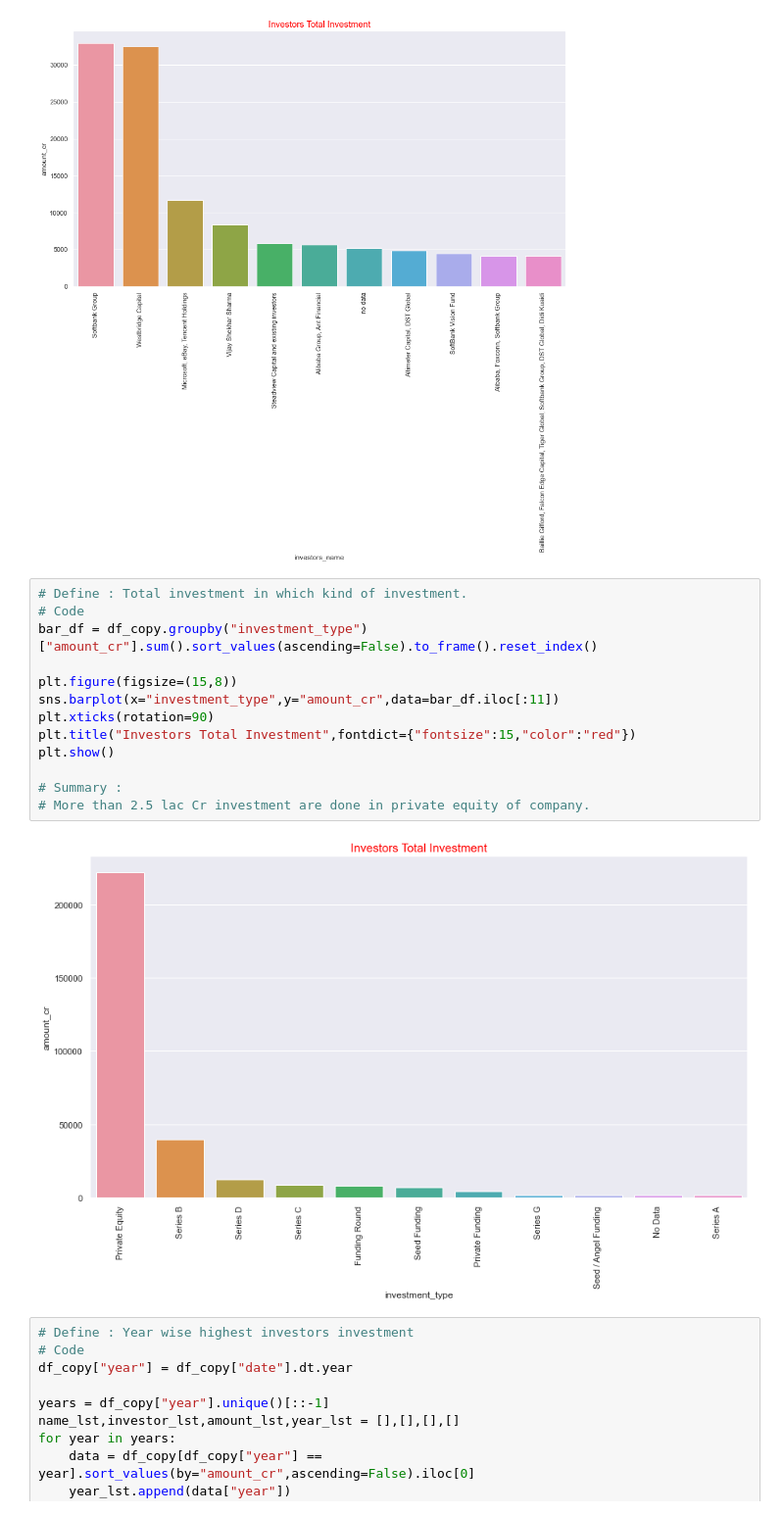
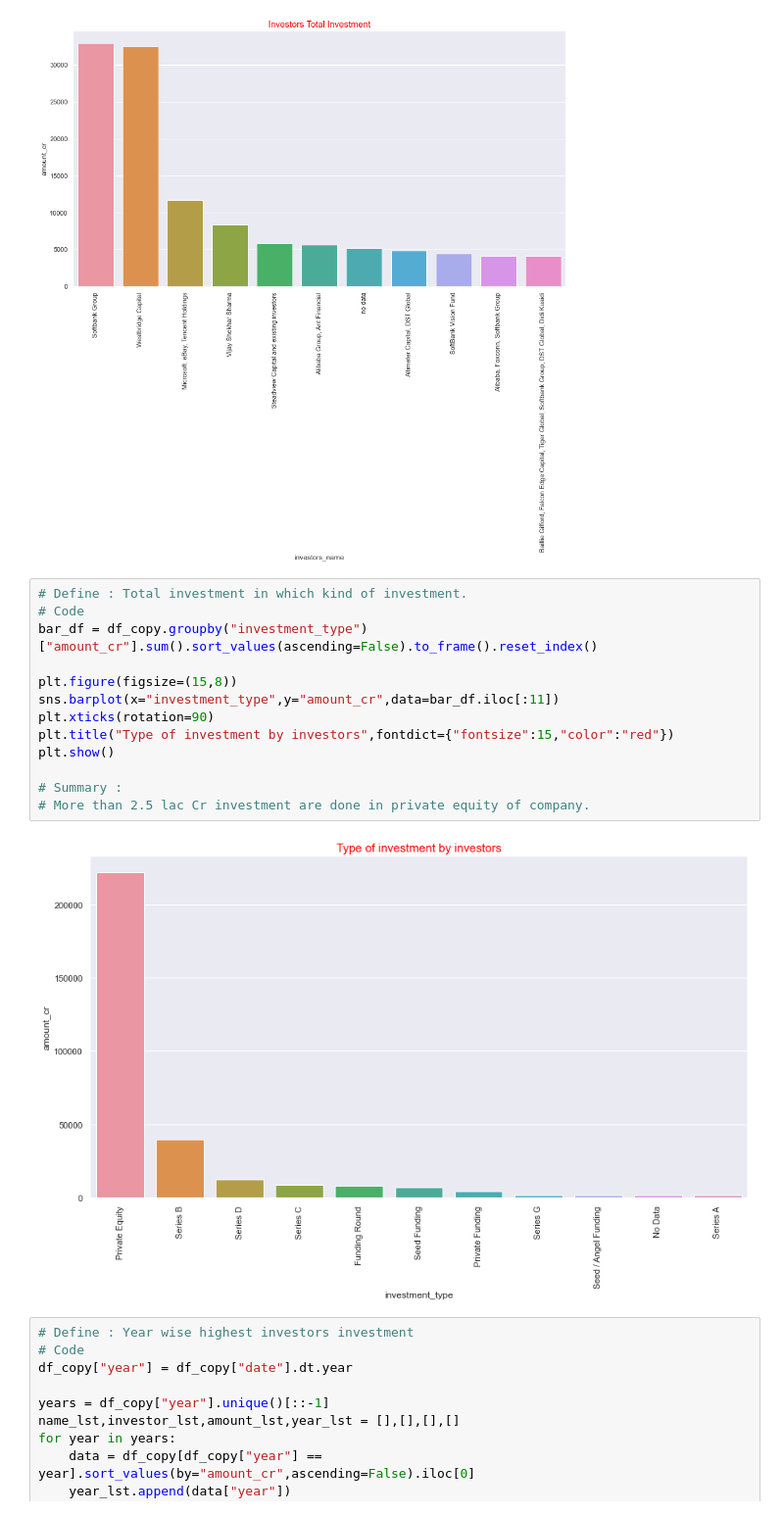
Before and after one commit to Himalmevada/EDA, a Jupyter notebook: startup_funding/EDA_startup_funding.ipynb, the cells around one changed output. Shown at 98% size. Saved outputs shown, nothing was run; the diff lists cells and outputs as text.

```diff
--- a/startup_funding/EDA_startup_funding.ipynb
+++ b/startup_funding/EDA_startup_funding.ipynb
@@ -764,18 +764,18 @@ plt.show()
 # %%
 # Define : Total investment in which kind of investment.
 # Code
 bar_df = df_copy.groupby("investment_type")["amount_cr"].sum().sort_values(ascending=False).to_frame().reset_index()
 
 plt.figure(figsize=(15,8))
 sns.barplot(x="investment_type",y="amount_cr",data=bar_df.iloc[:11])
 plt.xticks(rotation=90)
-plt.title("Investors Total Investment",fontdict={"fontsize":15,"color":"red"})
+plt.title("Type of investment by investors",fontdict={"fontsize":15,"color":"red"})
 plt.show()
 
 # Summary :
 # More than 2.5 lac Cr investment are done in private equity of company.
 # %% [output]
-[figure, old version]
+[figure, new version]
 # %%
 # Define : Year wise highest investors investment
 # Code
```
Also changed, not shown: parts of 11 cells of this notebook.
